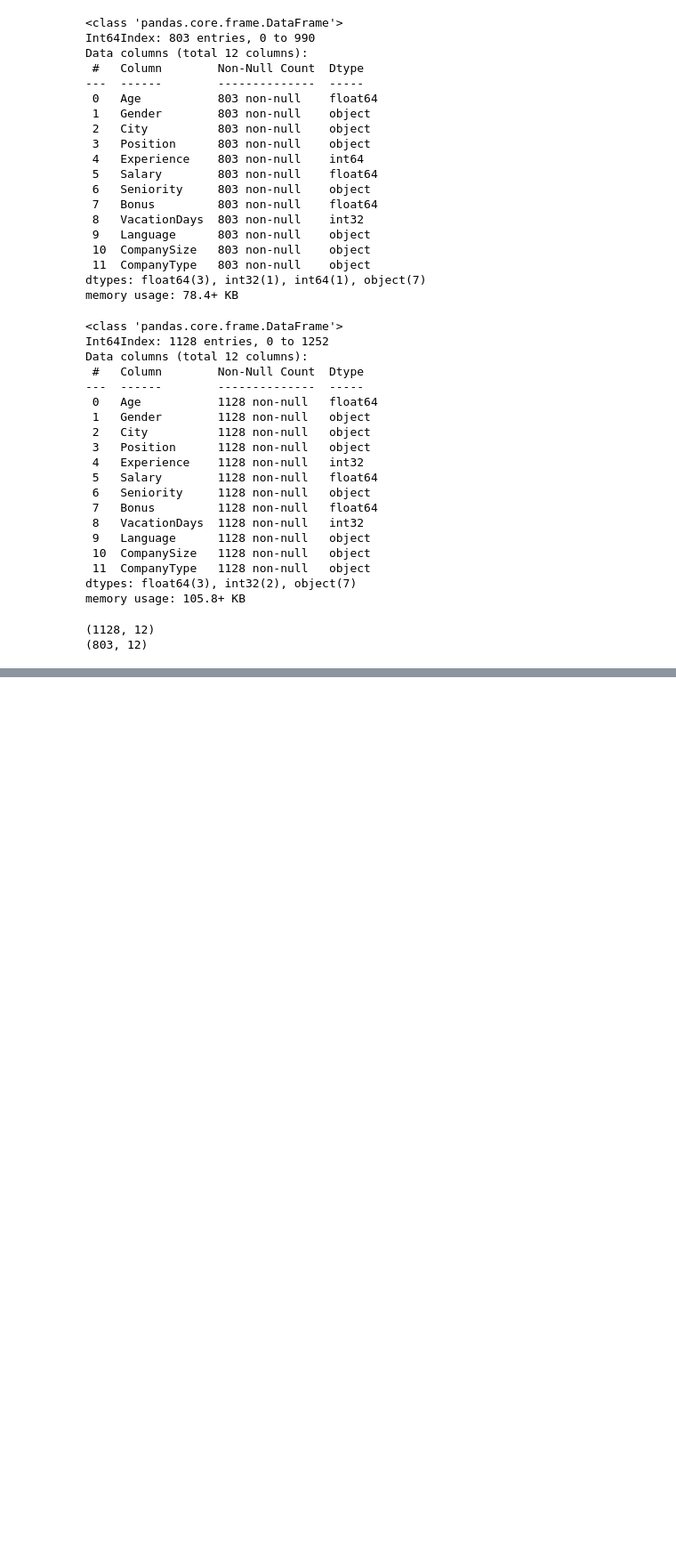
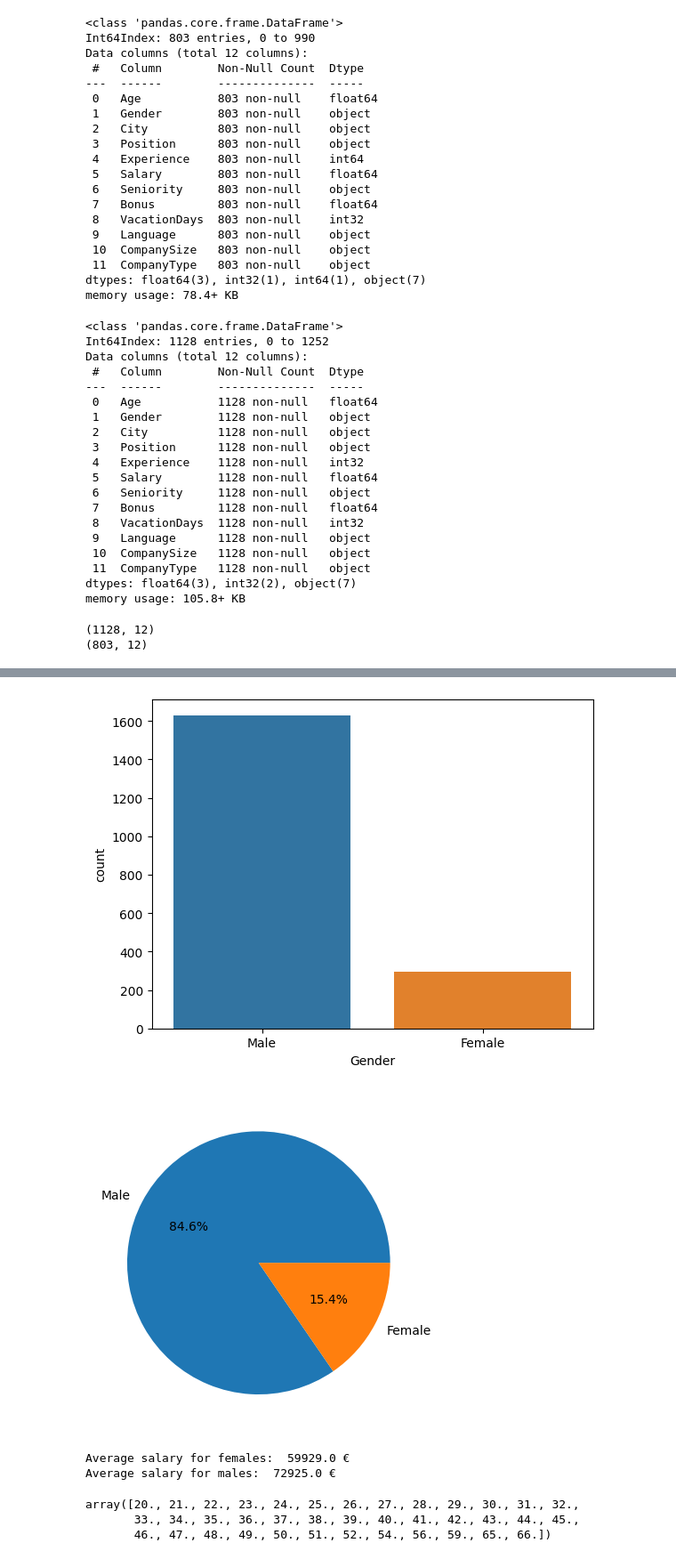
Before and after one commit to VedranSelak/it-salary-analysis, a Jupyter notebook: it_salary_code.ipynb, the cells around one changed output, grey strips where cells are left out. Shown at 89% size. Cells and saved outputs as stored; diff of their text form; code cells hidden in the pictures; blank space fills up the shorter version.

```diff
--- a/it_salary_code.ipynb
+++ b/it_salary_code.ipynb
@@ -599,0 +648,31 @@ print(df20.Gender.unique())
+# %%
+def genCountPlot(data, x):
+    sns.countplot(data=data, x=x)
+    plt.show()
+
+genCountPlot(df, 'Gender')
+
+def genPieChart(values, labels):
+    plt.pie(values, labels=labels, autopct='%1.1f%%')
+    plt.show()
+
+genPieChart(df.Gender.value_counts(), df.Gender.unique())
+# %% [output]
+[figure, added]
+[figure, added]
+# %%
+# average salary by gender
+avgSal = df.groupby('Gender')['Salary'].mean()
+print('Average salary for females: ', avgSal['Female'].round(), '€')
+print('Average salary for males: ', avgSal['Male'].round(), '€')
+# %% [output]
+Average salary for females:  59929.0 €
+Average salary for males:  72925.0 €
+# %%
+ages = df.Age.unique()
+ages.sort()
+ages
+# %% [output]
+array([20., 21., 22., 23., 24., 25., 26., 27., 28., 29., 30., 31., 32.,
+       33., 34., 35., 36., 37., 38., 39., 40., 41., 42., 43., 44., 45.,
+       46., 47., 48., 49., 50., 51., 52., 54., 56., 59., 65., 66.])
```
Also changed, not shown: parts of 18 cells of this notebook.
